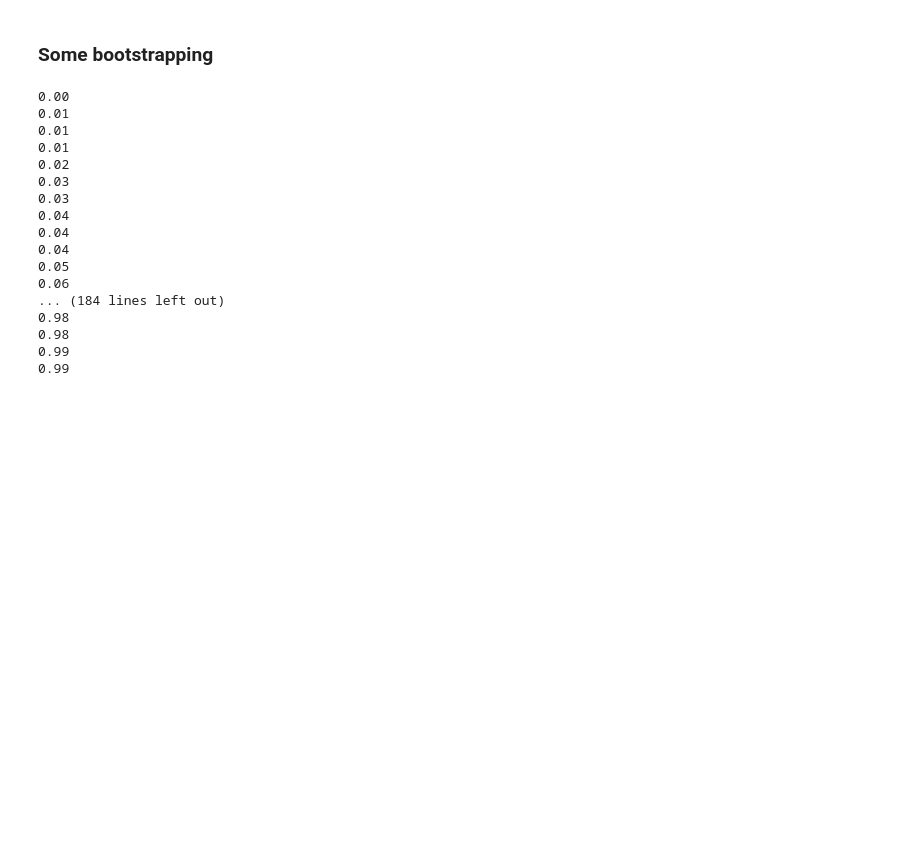
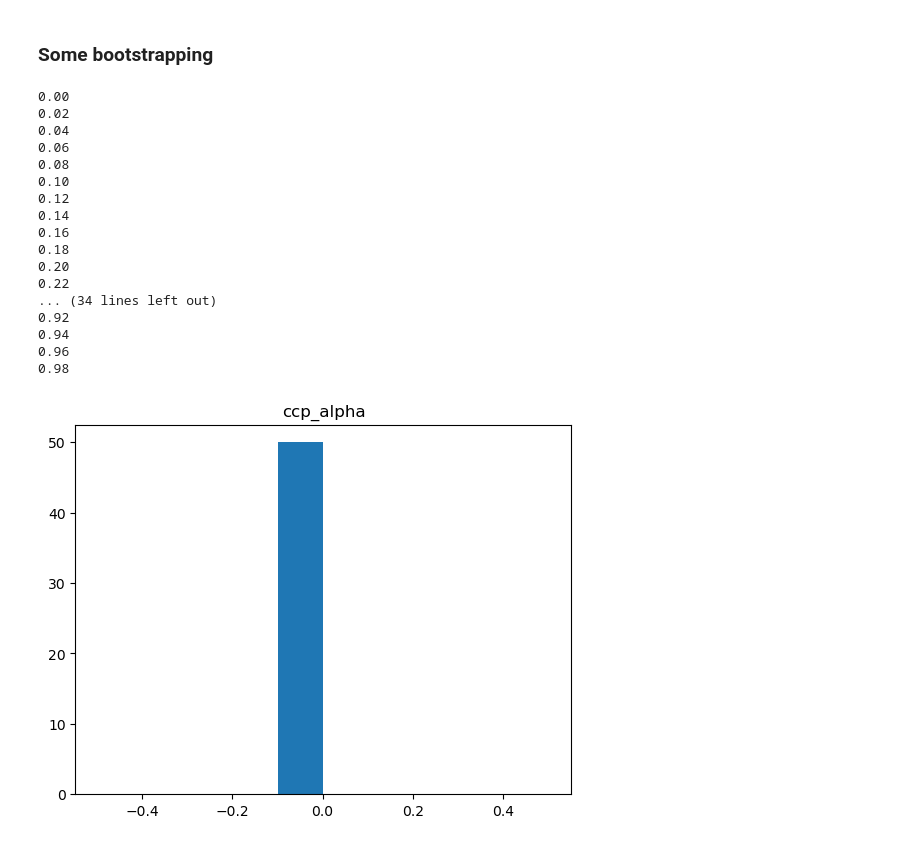
Before and after one commit to Even-tr/IN-STK5000-9000-Project-2, a Jupyter notebook: pipe.ipynb, the cells around one changed output. Saved outputs shown, nothing was run; the diff lists cells and outputs as text; code cells hidden in the pictures; blank space fills up the shorter version.

```diff
--- a/pipe.ipynb
+++ b/pipe.ipynb
@@ -359,8 +361,8 @@ score(model, X_test, y_test)
 # %% [markdown]
 ### Some bootstrapping
 # %%
-n_samples = 200
-
+n_samples = 50
+models = []
 train_scores = np.zeros(shape=(n_samples, len(score_names)))
 test_scores = np.zeros_like(train_scores)
 
@@ -371,25 +373,37 @@ for i in range(n_samples):
     model =  tune_clf(make_clf(tree.DecisionTreeClassifier()), X_train, y_train)['model']
     train_scores[i] = score(model, X_train, y_train)
     test_scores[i] = score(model, X_test, y_test)
+    models.append(model['classifier'])
 
 train_scores = pd.DataFrame(train_scores,columns=score_names)
 test_scores = pd.DataFrame(test_scores,columns=score_names)
 # %% [output]
 0.00
-0.01
-0.01
-0.01
 0.02
-0.03
-0.03
 0.04
-0.04
-0.04
-0.05
 0.06
-... (184 lines left out)
+0.08
+0.10
+0.12
+0.14
+0.16
+0.18
+0.20
+0.22
+... (34 lines left out)
+0.92
+0.94
+0.96
 0.98
-0.98
-0.99
-0.99
+# %%
+for param in param_grid.keys():
+    param = param.split('__')[1] # we ignore the 'classifier__' prefix
+    ls = [getattr(model, param) for model in models]
+
+    plt.hist(ls)
+    plt.title(param)
+    plt.show()
+None
+# %% [output]
+[figure, added]
 # %%
```
Also changed, not shown: parts of 6 cells of this notebook.
